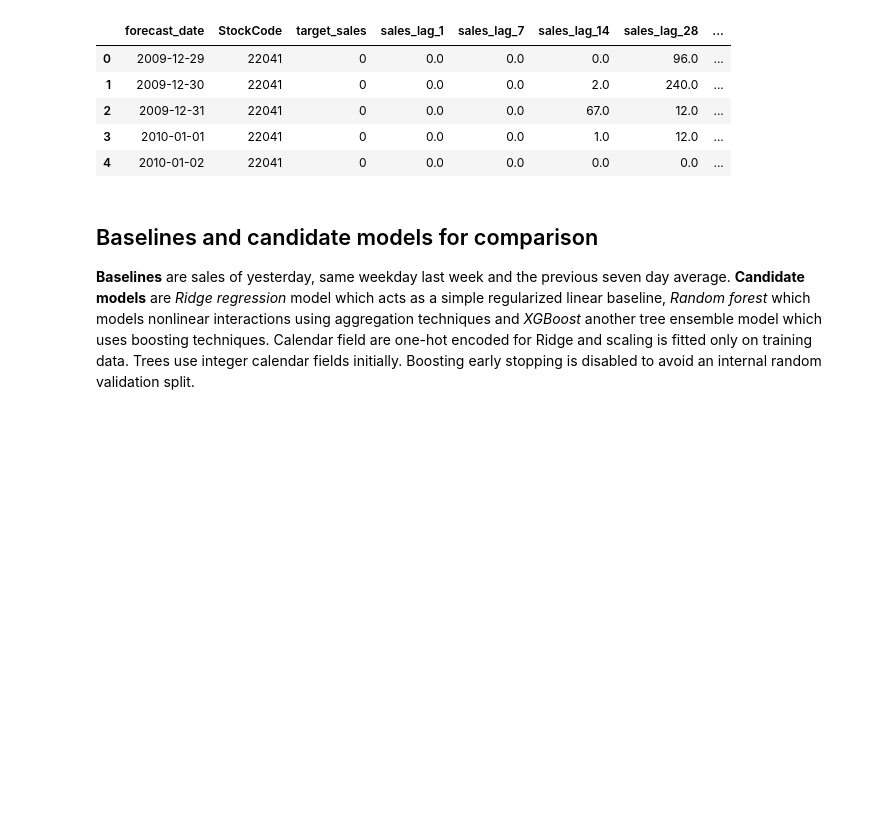
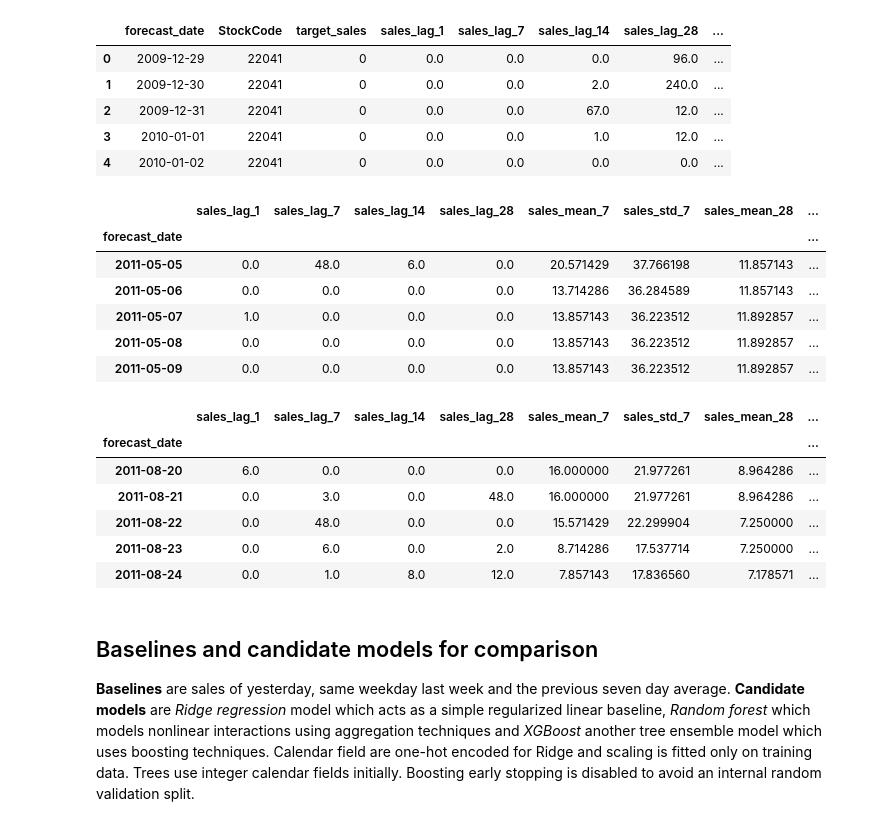
Before and after one commit to pboneza/smart-stock, a Jupyter notebook: notebooks/03_forecasting.ipynb, the cells around one changed output. Saved outputs shown, nothing was run; the diff lists cells and outputs as text; code cells hidden in the pictures; blank space fills up the shorter version.

```diff
--- a/notebooks/03_forecasting.ipynb
+++ b/notebooks/03_forecasting.ipynb
@@ -73,6 +90,24 @@ b = int(len(X)* 0.85)
 X_train, y_train = X.iloc[:a].copy(), y.iloc[:a].copy()
 X_val, y_val = X.iloc[a:b].copy(), y.iloc[a:b].copy()
 X_test, y_test = X.iloc[b:].copy(), y.iloc[b:].copy()
+# %%
+display(X_train.tail())
+display(X_val.tail())
+# %% [output]
+|  | sales_lag_1 | sales_lag_7 | sales_lag_14 | sales_lag_28 | sales_mean_7 | sales_std_7 | sales_mean_28 | ... |
+| forecast_date |  |  |  |  |  |  |  | ... |
+| 2011-05-05 | 0.0 | 48.0 | 6.0 | 0.0 | 20.571429 | 37.766198 | 11.857143 | ... |
+| 2011-05-06 | 0.0 | 0.0 | 0.0 | 0.0 | 13.714286 | 36.284589 | 11.857143 | ... |
+| 2011-05-07 | 1.0 | 0.0 | 0.0 | 0.0 | 13.857143 | 36.223512 | 11.892857 | ... |
+| 2011-05-08 | 0.0 | 0.0 | 0.0 | 0.0 | 13.857143 | 36.223512 | 11.892857 | ... |
+| 2011-05-09 | 0.0 | 0.0 | 0.0 | 0.0 | 13.857143 | 36.223512 | 11.892857 | ... |
+|  | sales_lag_1 | sales_lag_7 | sales_lag_14 | sales_lag_28 | sales_mean_7 | sales_std_7 | sales_mean_28 | ... |
+| forecast_date |  |  |  |  |  |  |  | ... |
+| 2011-08-20 | 6.0 | 0.0 | 0.0 | 0.0 | 16.000000 | 21.977261 | 8.964286 | ... |
+| 2011-08-21 | 0.0 | 3.0 | 0.0 | 48.0 | 16.000000 | 21.977261 | 8.964286 | ... |
+| 2011-08-22 | 0.0 | 48.0 | 0.0 | 0.0 | 15.571429 | 22.299904 | 7.250000 | ... |
+| 2011-08-23 | 0.0 | 6.0 | 0.0 | 2.0 | 8.714286 | 17.537714 | 7.250000 | ... |
+| 2011-08-24 | 0.0 | 1.0 | 8.0 | 12.0 | 7.857143 | 17.836560 | 7.178571 | ... |
 # %% [markdown]
 ## Baselines and candidate models for comparison
 **Baselines** are sales of yesterday, same weekday last week and the previous seven day average.
```
Also changed, not shown: parts of 3 cells of this notebook, 3 other files.
